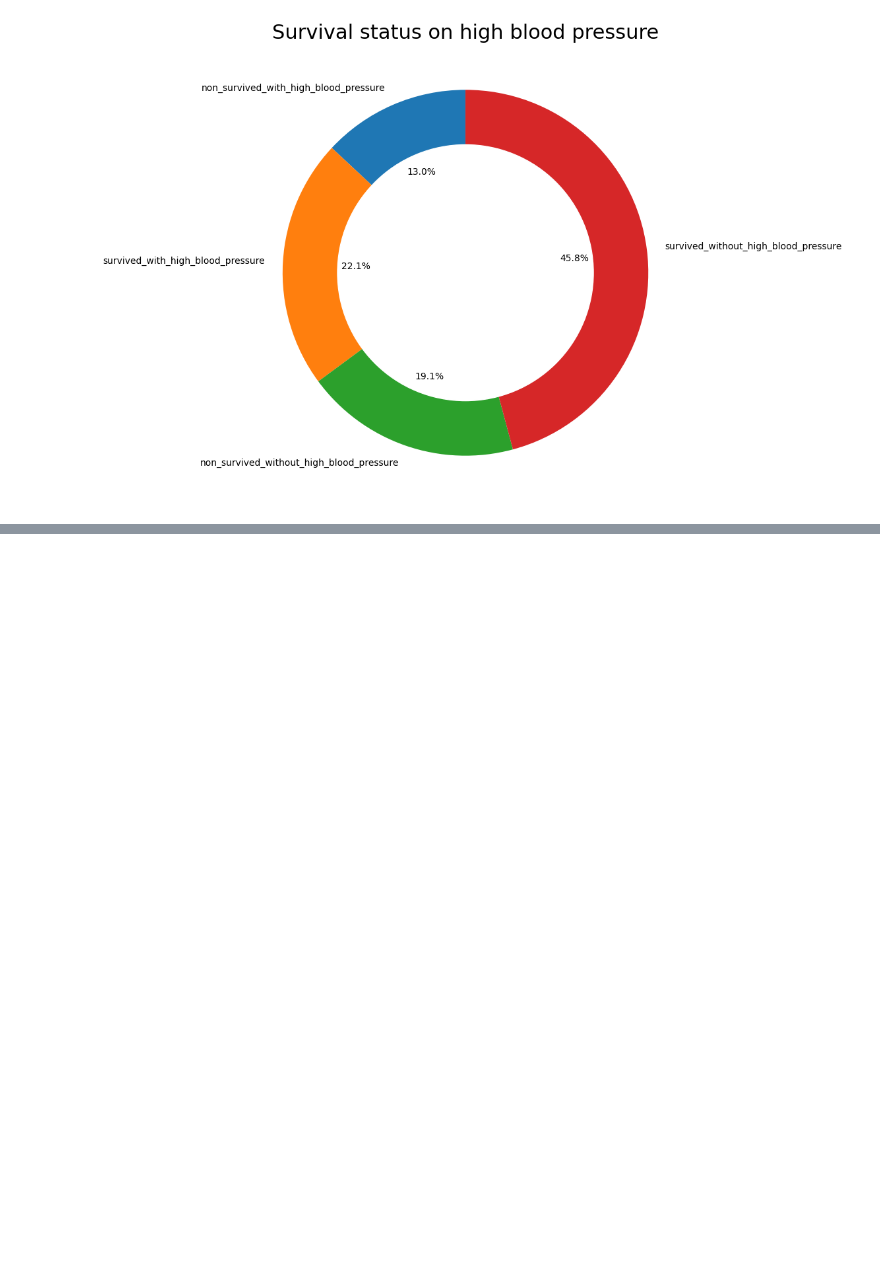
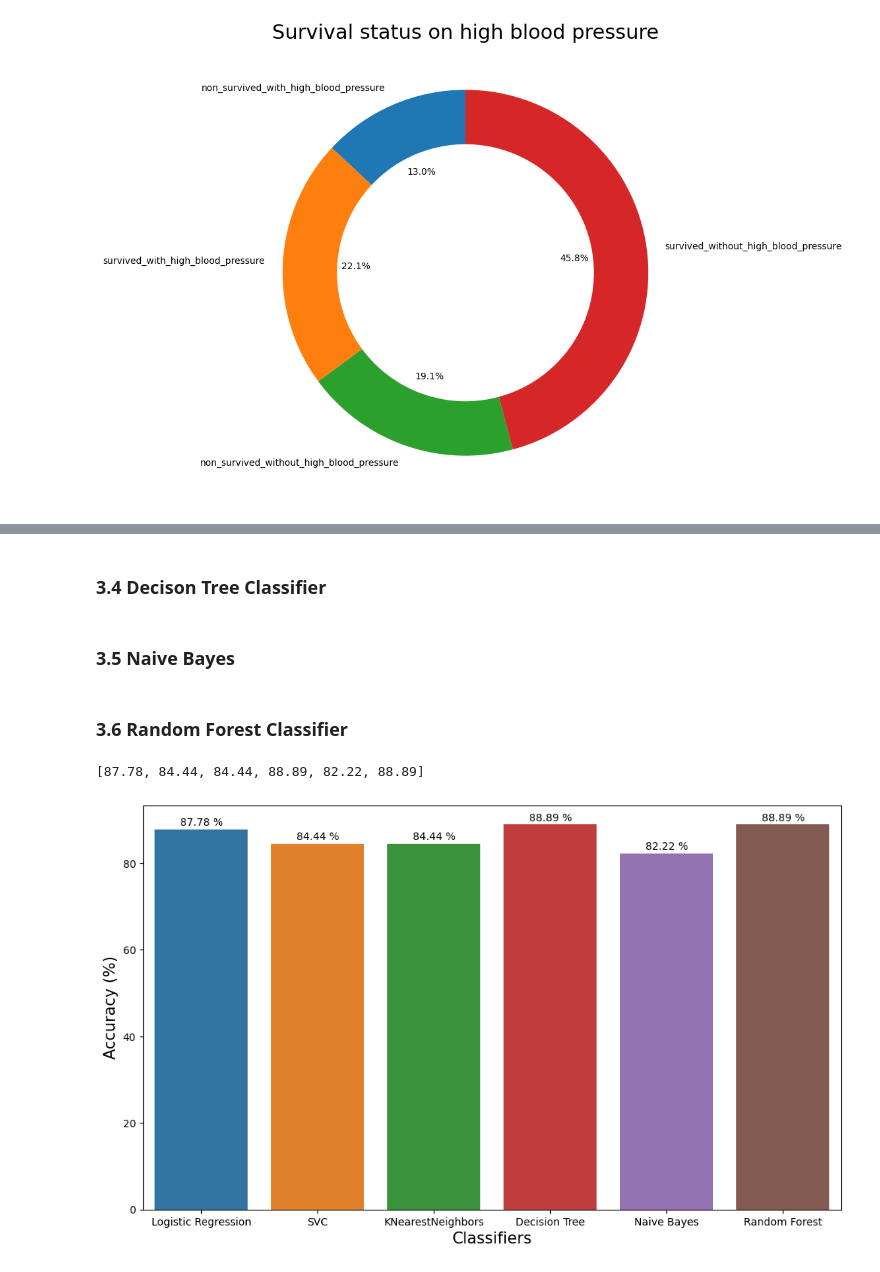
Before and after one commit to bilalsarimeseli/Heart_Failure_Classification_ML_Project, a Jupyter notebook: Heart_Failure_Classification_Project.ipynb, the cells around one changed output, grey strips where cells are left out. Cells and saved outputs as stored; diff of their text form; code cells hidden in the pictures; blank space fills up the shorter version.

```diff
--- a/Heart_Failure_Classification_Project.ipynb
+++ b/Heart_Failure_Classification_Project.ipynb
@@ -337,0 +390,45 @@ plt.show()
+# %% [markdown]
+### 3.4 Decison Tree Classifier
+# %%
+dt_model = DecisionTreeClassifier(criterion="entropy", max_depth=2)
+dt_model.fit(x_train_scaled, y_train)
+dt_prediction = dt_model.predict(x_test_scaled)
+dt_accuracy = (round(accuracy_score(dt_prediction, y_test), 4) * 100) #percentage
+accuracy_list.append(dt_accuracy)
+# %% [markdown]
+### 3.5 Naive Bayes
+# %%
+nb_model = GaussianNB()
+nb_model.fit(x_train_scaled, y_train)
+nb_prediction = nb_model.predict(x_test_scaled)
+nb_accuracy = (round(accuracy_score(nb_prediction, y_test), 4) * 100) #percentage
+accuracy_list.append(nb_accuracy)
+# %% [markdown]
+### 3.6 Random Forest Classifier
+# %%
+rf_model = RandomForestClassifier()
+rf_model.fit(x_train_scaled, y_train)
+rf_prediction = rf_model.predict(x_test_scaled)
+rf_accuracy = (round(accuracy_score(rf_prediction, y_test), 4) * 100) #percentage
+accuracy_list.append(rf_accuracy)
+# %%
+accuracy_list
+# %% [output]
+[87.78, 84.44, 84.44, 88.89, 82.22, 88.89]
+# %%
+models = ["Logistic Regression","SVC","KNearestNeighbors","Decision Tree","Naive Bayes","Random Forest"]
+# %%
+# Creating a bar chart to compare the accuracy of different classifiers.
+plt.figure(figsize=(12,7))
+ax = sns.barplot(x=models, y=accuracy_list)
+plt.xlabel("Classifiers", fontsize=15)
+plt.ylabel("Accuracy (%)", fontsize=15)
+for p in ax.patches:
+    width = p.get_width()
+    height = p.get_height()
+    x = p.get_x()
+    y = p.get_y()
+    ax.annotate(f"{height} %", (x + width/2, y+ height*1.01), ha="center")
+plt.show()
+# %% [output]
+[figure, added]
```
Also changed, not shown: parts of 12 cells of this notebook.
